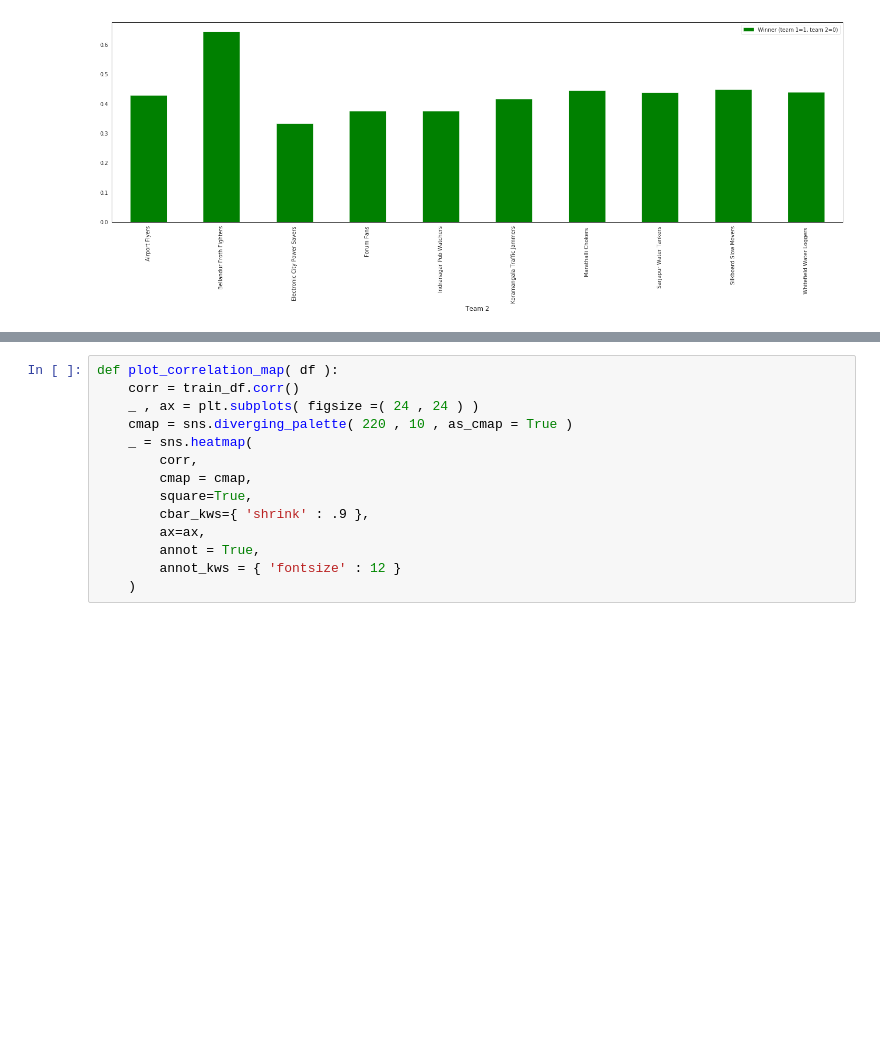
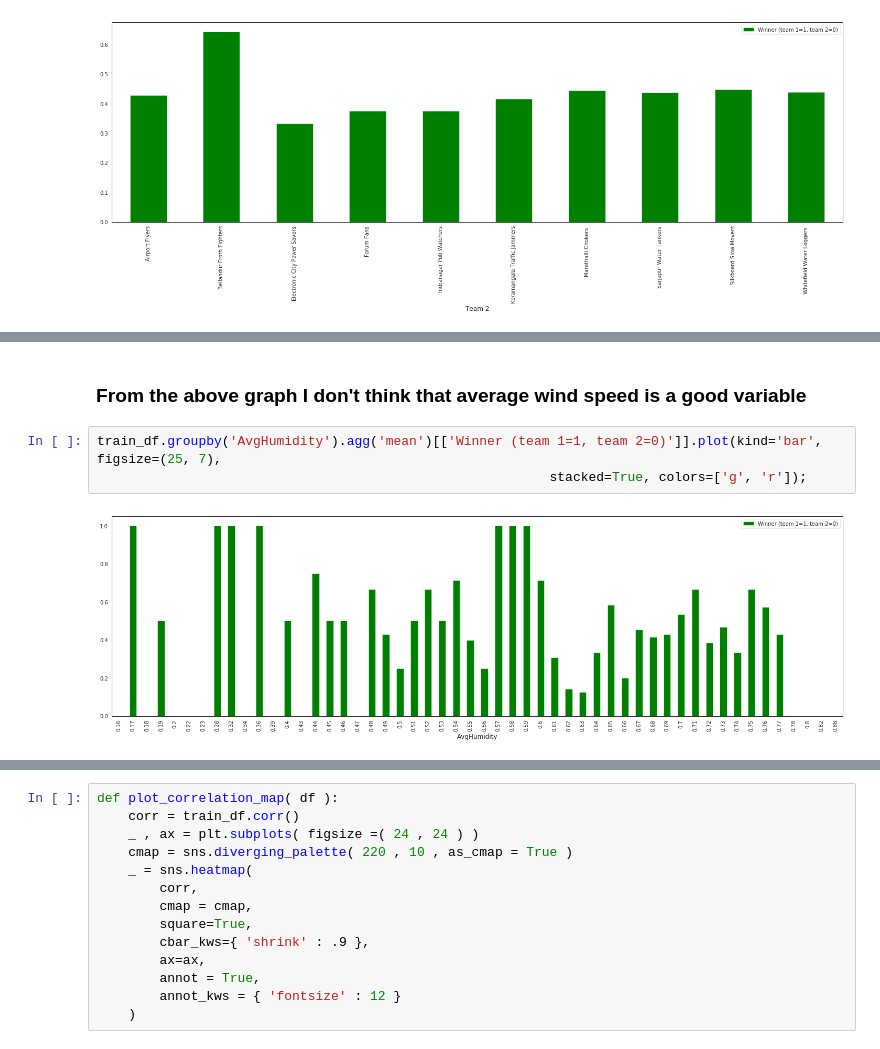
Before and after one commit to sirius0503/ipl_match_predictions, a Jupyter notebook: ipl_match_prediction.ipynb, the cells around one changed output, grey strips where cells are left out. Saved outputs shown, nothing was run; the diff lists cells and outputs as text; blank space fills up the shorter version.

```diff
--- a/ipl_match_prediction.ipynb
+++ b/ipl_match_prediction.ipynb
@@ -187,0 +193,7 @@ train_df.groupby('Team 2').agg('mean')[['Winner (team 1=1, team 2=0)']].plot(kin
+# %% [markdown]
+### From the above graph I don't think that average wind speed is a good variable
+# %%
+train_df.groupby('AvgHumidity').agg('mean')[['Winner (team 1=1, team 2=0)']].plot(kind='bar', figsize=(25, 7),
+                                                          stacked=True, colors=['g', 'r']);
+# %% [output]
+[figure, added]
```
Also changed, not shown: parts of 52 cells of this notebook.
